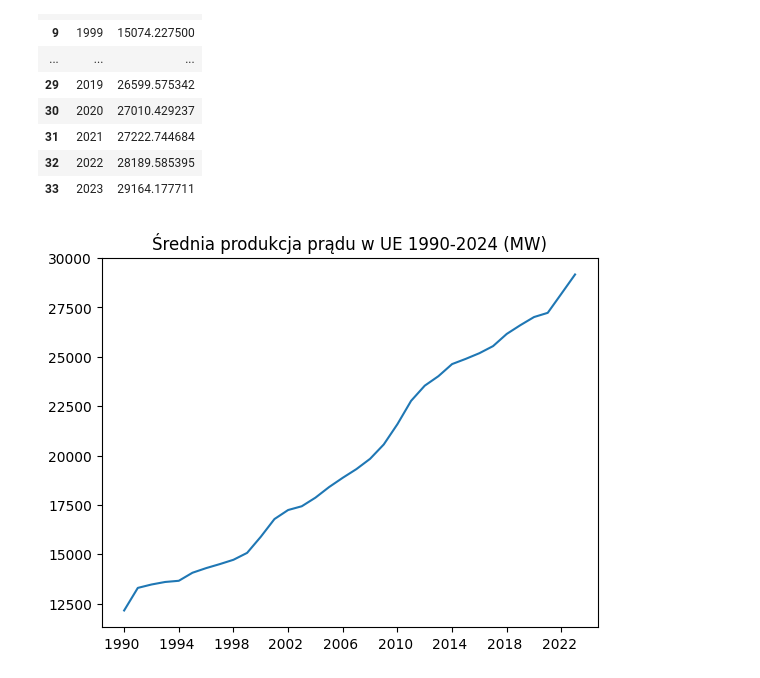
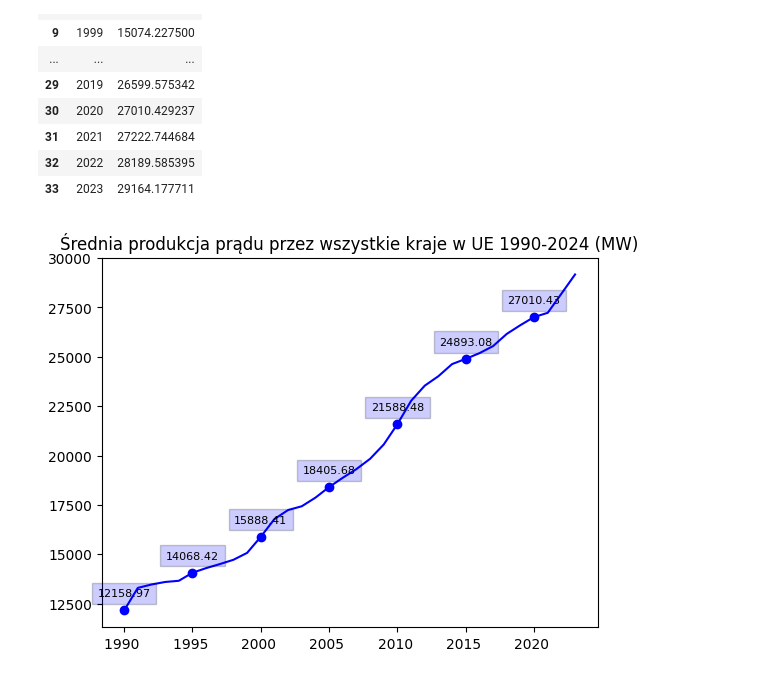
Before and after one commit to tismiracle/Share-of-energy-from-renewable-sources--nrg_ind_share-, a Jupyter notebook: notebook.ipynb, the cells around one changed output. Saved outputs shown, nothing was run; the diff lists cells and outputs as text; code cells hidden in the pictures.

Commit message:
added value labels to the chart and dots

```diff
--- a/notebook.ipynb
+++ b/notebook.ipynb
@@ -384,16 +384,35 @@ df_average
 # %%
 #WYKRES WZROSTU ŚREDNIEJ WARTOŚCI PRODUKCJI ENERGII ELEKTYCZNEJ W EU
 import matplotlib.pyplot as plt
+def add_labels(xs, ys, tick, line):
+    line[0].set_marker('o')
+    line[0].set_color('blue')
+    line[0].set_markevery(tick)
+    for i, (x,y) in enumerate(zip(xs,ys)):
+        if i % tick == 0:
+            label = "{:.2f}".format(y)
+
+            plt.annotate(label, # this is the text
+                        (x,y), # these are the coordinates to position the label
+                        textcoords="offset points", # how to position the text
+                        xytext=(0,10), # distance from text to points (x,y)
+                        ha='center',
+                        fontsize = 8,
+                        bbox=dict(facecolor='blue', alpha=0.2)) # horizontal alignment can be left, right
+
+
+
 
 xpoints = df_average["Years"]
 ypoints = df_average["Means"]
 
-plt.plot(xpoints, ypoints)
-plt.xticks(xpoints[::4])
-plt.title("Średnia produkcja prądu w UE 1990-2024 (MW)")
+line = plt.plot(xpoints, ypoints)
+plt.xticks(xpoints[::5])
+add_labels(xpoints, ypoints, 5, line)
+plt.title("Średnia produkcja prądu przez wszystkie kraje w UE 1990-2024 (MW)")
 plt.show()
 # %% [output]
-[figure, old version]
+[figure, new version]
 # %%
 #WYGENERUJ TAKI SAM WYKRES JAK WYŻEJ TYLKO DLA KAŻDEGO KRAJU Z OSOBNA
 # %%
```
